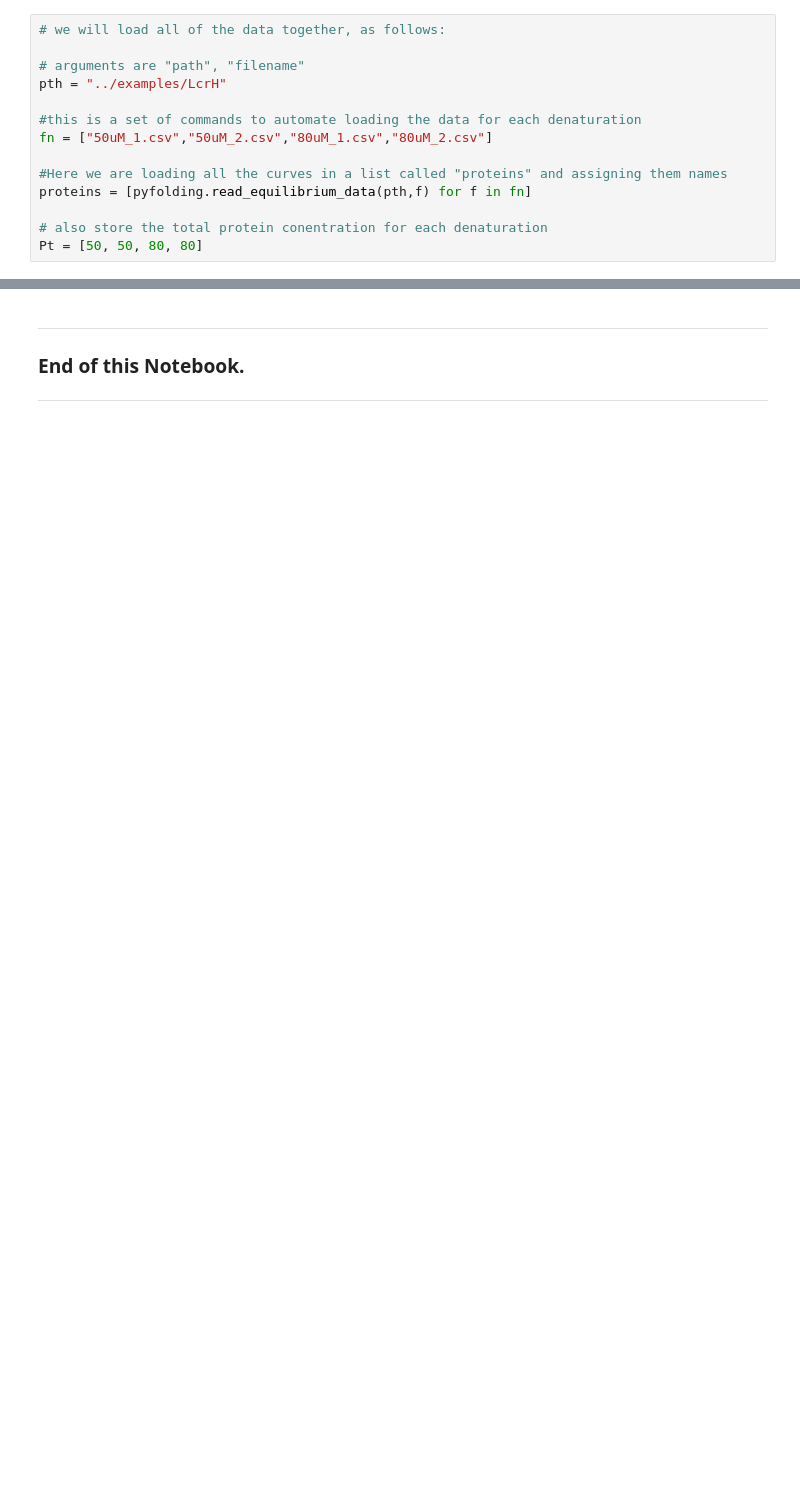
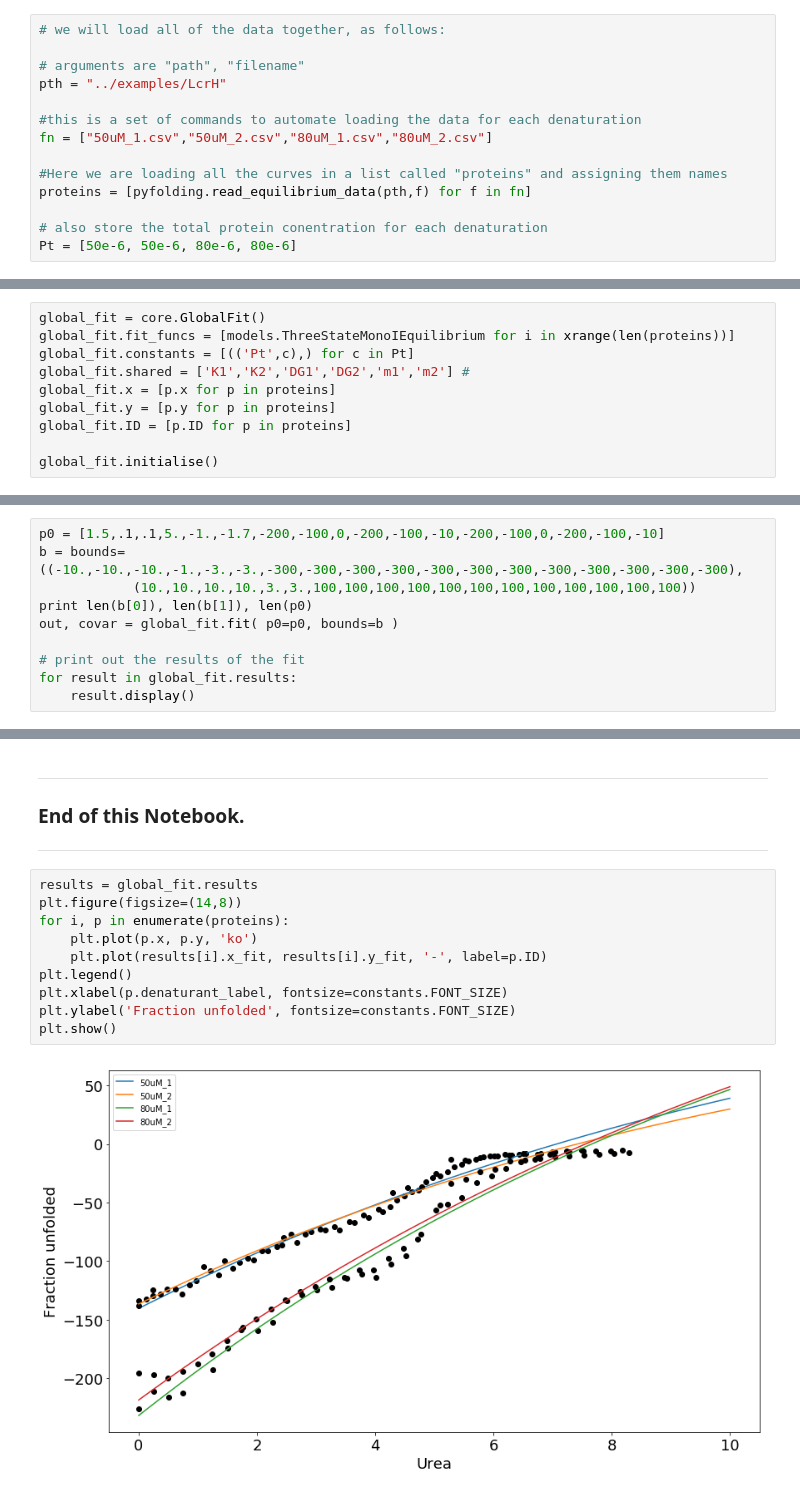
Before and after one commit to quantumjot/PyFolding, a Jupyter notebook: notebooks/SI8_FoldingModels3.ipynb, the cells around one changed output, grey strips where cells are left out. Saved outputs shown, nothing was run; the diff lists cells and outputs as text; blank space fills up the shorter version.

```diff
--- a/notebooks/SI8_FoldingModels3.ipynb
+++ b/notebooks/SI8_FoldingModels3.ipynb
@@ -68,7 +68,7 @@ fn = ["50uM_1.csv","50uM_2.csv","80uM_1.csv","80uM_2.csv"]
 proteins = [pyfolding.read_equilibrium_data(pth,f) for f in fn]
 
 # also store the total protein conentration for each denaturation
-Pt = [50, 50, 80, 80]
+Pt = [50e-6, 50e-6, 80e-6, 80e-6]
 # %%
 # Set temperature to 25.00°C
 # (NOTE: Careful, this sets the temperature for all subsequent calculations)
@@ -162,0 +160,10 @@ r_homo = ising.fit_homopolymer(proteins, n_helices, save='/Users/ergm/Desktop/te
+# %%
+global_fit = core.GlobalFit()
+global_fit.fit_funcs = [models.ThreeStateMonoIEquilibrium for i in xrange(len(proteins))]
+global_fit.constants = [(('Pt',c),) for c in Pt]
+global_fit.shared = ['K1','K2','DG1','DG2','m1','m2'] #
+global_fit.x = [p.x for p in proteins]
+global_fit.y = [p.y for p in proteins]
+global_fit.ID = [p.ID for p in proteins]
+
+global_fit.initialise()
@@ -162,0 +174,10 @@ r_homo = ising.fit_homopolymer(proteins, n_helices, save='/Users/ergm/Desktop/te
+# %%
+p0 = [1.5,.1,.1,5.,-1.,-1.7,-200,-100,0,-200,-100,-10,-200,-100,0,-200,-100,-10]
+b = bounds=((-10.,-10.,-10.,-1.,-3.,-3.,-300,-300,-300,-300,-300,-300,-300,-300,-300,-300,-300,-300),
+            (10.,10.,10.,10.,3.,3.,100,100,100,100,100,100,100,100,100,100,100,100))
+print len(b[0]), len(b[1]), len(p0)
+out, covar = global_fit.fit( p0=p0, bounds=b )
+
+# print out the results of the fit
+for result in global_fit.results:
+    result.display()
@@ -166,3 +205,15 @@ r_homo = ising.fit_homopolymer(proteins, n_helices, save='/Users/ergm/Desktop/te
 ### End of this Notebook.
 
 ---
+# %%
+results = global_fit.results
+plt.figure(figsize=(14,8))
+for i, p in enumerate(proteins):
+    plt.plot(p.x, p.y, 'ko')
+    plt.plot(results[i].x_fit, results[i].y_fit, '-', label=p.ID)
+plt.legend()
+plt.xlabel(p.denaturant_label, fontsize=constants.FONT_SIZE)
+plt.ylabel('Fraction unfolded', fontsize=constants.FONT_SIZE)
+plt.show()
+# %% [output]
+[figure, added]
```
Also changed, not shown: parts of 4 cells of this notebook, 10 other files.
